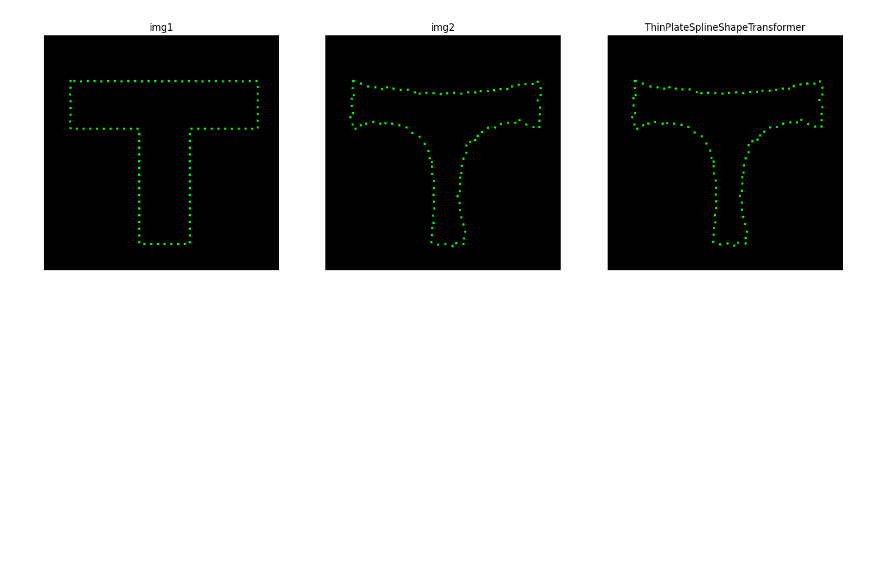
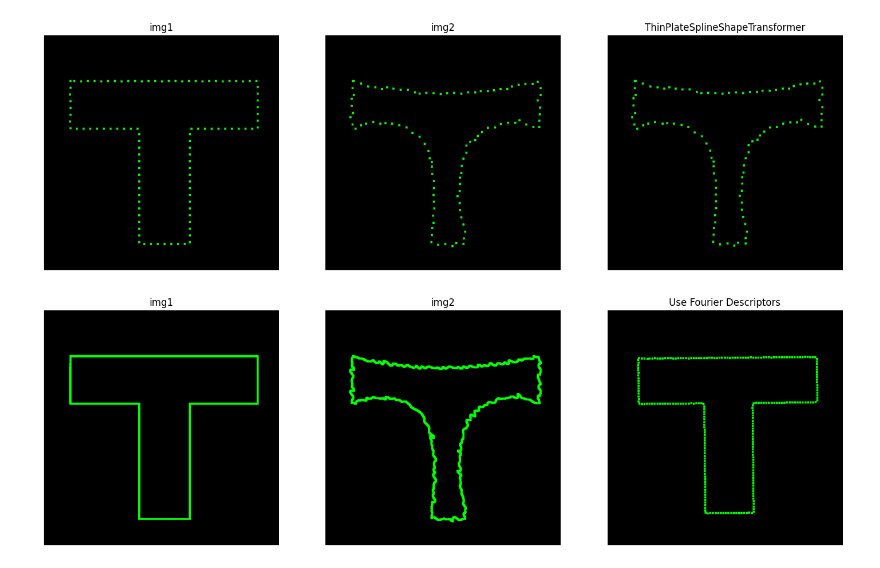
Before and after one commit to masterAllen/LearnOpenCV, a Jupyter notebook: code/test_shape.ipynb, the cells around one changed output. Cells and saved outputs as stored; diff of their text form; code cells hidden in the pictures; blank space fills up the shorter version.

Commit message:
Update test_shape code (Fourier Transform)

```diff
--- a/code/test_shape.ipynb
+++ b/code/test_shape.ipynb
@@ -206,3 +206,31 @@ show_images([
 ])
 # %% [output]
 [figure]
+# %%
+'''
+ximgproc FourierDescriptors 的内容
+'''
+
+img1 = cv2.imread('./image/shape/13.png', -1)
+contours1, _ = cv2.findContours(img1, cv2.RETR_TREE, method=cv2.CHAIN_APPROX_NONE)
+
+img2 = cv2.imread('./image/shape/14.png', -1)
+contours2, _ = cv2.findContours(img2, cv2.RETR_TREE, method=cv2.CHAIN_APPROX_NONE)
+
+# sampling contour we want 256 points
+fit = cv2.ximgproc.createContourFitting(1024,16)
+fit.setFDSize(16)
+
+cs1 = cv2.ximgproc.contourSampling(contours1[0].reshape((-1, 1, 2)), 256)
+cs2 = cv2.ximgproc.contourSampling(contours2[0].reshape((-1, 1, 2)), 256)
+alphaPhiST, _ = fit.estimateTransformation(cs1, cs2)
+
+out_shape = cv2.ximgproc.transformFD(cs1, alphaPhiST, fdContour=False)
+
+show_images([
+    ('img1', draw_points(img1, contours1[0])),
+    ('img2', draw_points(img2, contours2[0])),
+    ('Use Fourier Descriptors', draw_points(img2, out_shape)),
+])
+# %% [output]
+[figure, added]
```
